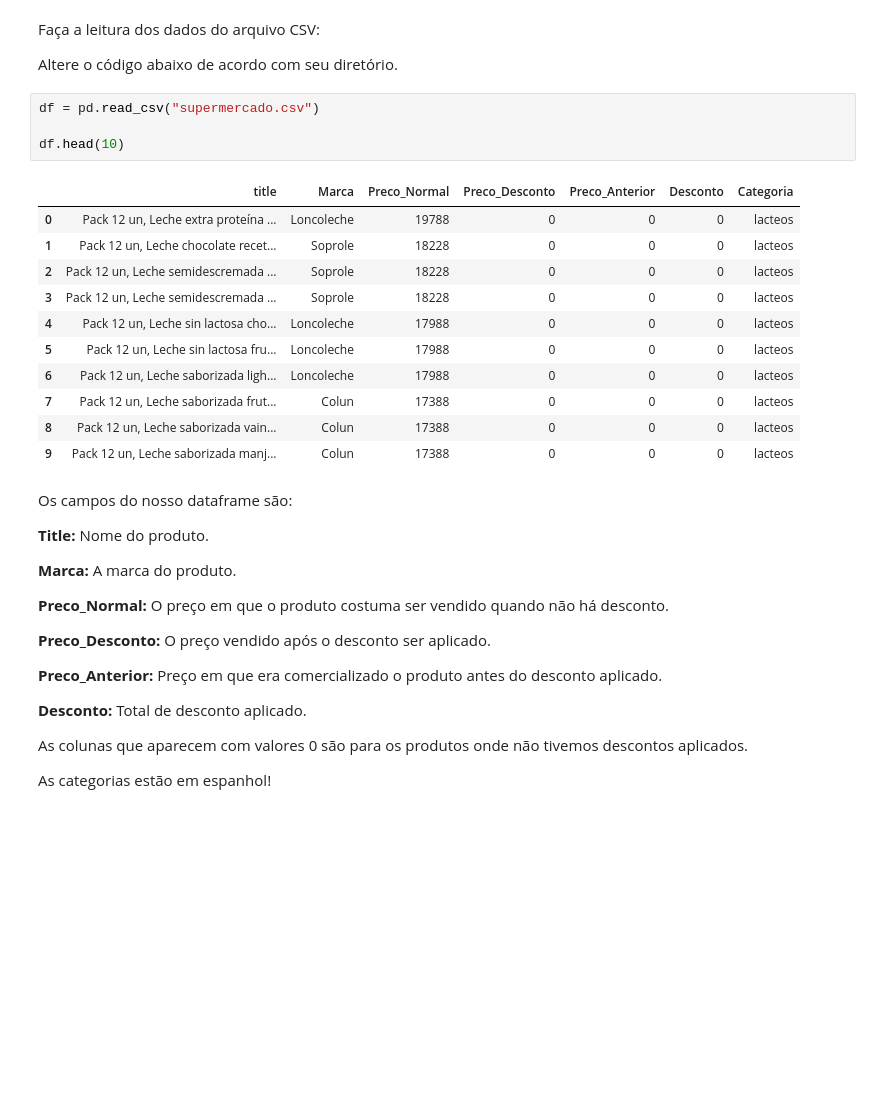
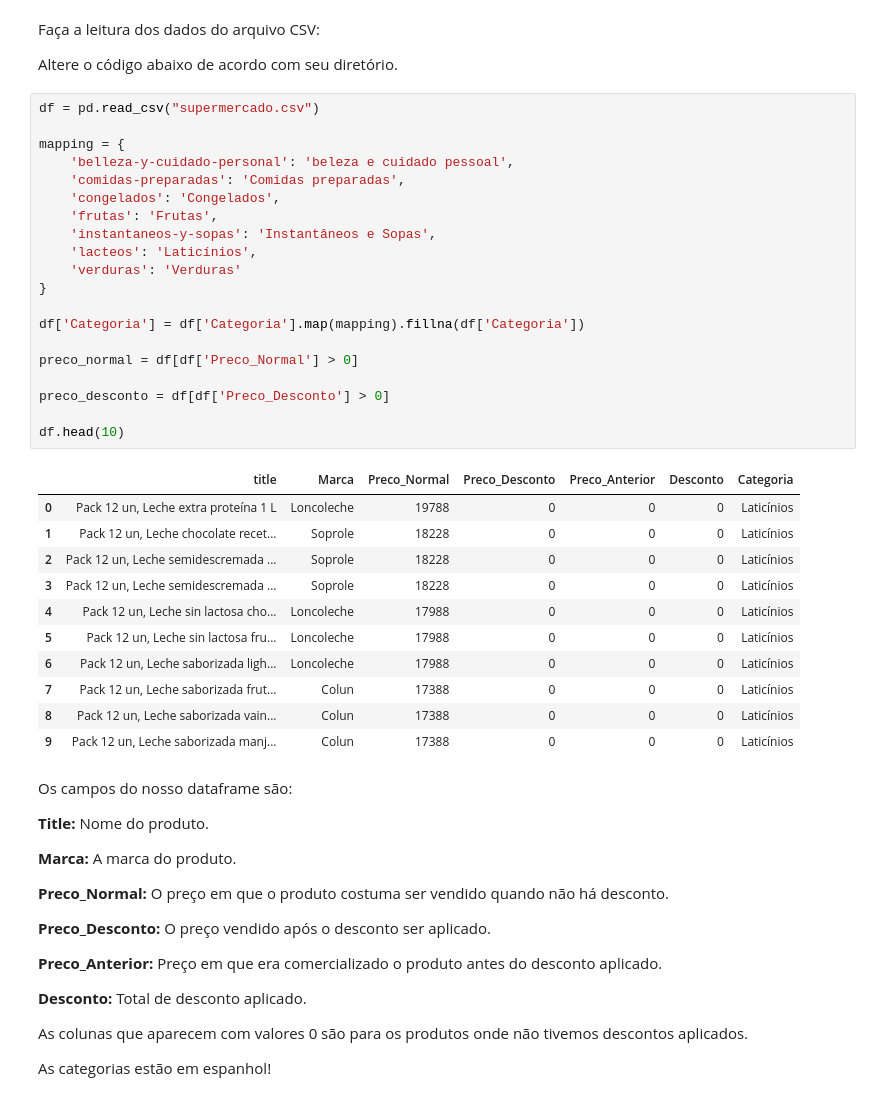
Before and after one commit to decknho/projeto-supermercado-EBAC, a Jupyter notebook: Profissao Cientista de Dados M13 Projeto.ipynb, the cells around one changed output. Saved outputs shown, nothing was run; the diff lists cells and outputs as text; blank space fills up the shorter version.

```diff
--- a/Profissao Cientista de Dados M13 Projeto.ipynb
+++ b/Profissao Cientista de Dados M13 Projeto.ipynb
@@ -13,22 +13,38 @@ Faça a leitura dos dados do arquivo CSV:
 
 
 Altere o código abaixo de acordo com seu diretório.
-# %%
-df = pd.read_csv("supermercado.csv")
-
-df.head(10)
-# %% [output]
-|  | title | Marca | Preco_Normal | Preco_Desconto | Preco_Anterior | Desconto | Categoria |
-| 0 | Pack 12 un, Leche extra proteína ... | Loncoleche | 19788 | 0 | 0 | 0 | lacteos |
-| 1 | Pack 12 un, Leche chocolate recet... | Soprole | 18228 | 0 | 0 | 0 | lacteos |
-| 2 | Pack 12 un, Leche semidescremada ... | Soprole | 18228 | 0 | 0 | 0 | lacteos |
-| 3 | Pack 12 un, Leche semidescremada ... | Soprole | 18228 | 0 | 0 | 0 | lacteos |
-| 4 | Pack 12 un, Leche sin lactosa cho... | Loncoleche | 17988 | 0 | 0 | 0 | lacteos |
-| 5 | Pack 12 un, Leche sin lactosa fru... | Loncoleche | 17988 | 0 | 0 | 0 | lacteos |
-| 6 | Pack 12 un, Leche saborizada ligh... | Loncoleche | 17988 | 0 | 0 | 0 | lacteos |
-| 7 | Pack 12 un, Leche saborizada frut... | Colun | 17388 | 0 | 0 | 0 | lacteos |
-| 8 | Pack 12 un, Leche saborizada vain... | Colun | 17388 | 0 | 0 | 0 | lacteos |
-| 9 | Pack 12 un, Leche saborizada manj... | Colun | 17388 | 0 | 0 | 0 | lacteos |
+# %%
+df = pd.read_csv("supermercado.csv")
+
+mapping = {
+    'belleza-y-cuidado-personal': 'beleza e cuidado pessoal',
+    'comidas-preparadas': 'Comidas preparadas',
+    'congelados': 'Congelados',
+    'frutas': 'Frutas',
+    'instantaneos-y-sopas': 'Instantâneos e Sopas',
+    'lacteos': 'Laticínios',
+    'verduras': 'Verduras'
+}
+
+df['Categoria'] = df['Categoria'].map(mapping).fillna(df['Categoria'])
+
+preco_normal = df[df['Preco_Normal'] > 0]
+
+preco_desconto = df[df['Preco_Desconto'] > 0]
+
+df.head(10)
+# %% [output]
+|  | title | Marca | Preco_Normal | Preco_Desconto | Preco_Anterior | Desconto | Categoria |
+| 0 | Pack 12 un, Leche extra proteína 1 L | Loncoleche | 19788 | 0 | 0 | 0 | Laticínios |
+| 1 | Pack 12 un, Leche chocolate recet... | Soprole | 18228 | 0 | 0 | 0 | Laticínios |
+| 2 | Pack 12 un, Leche semidescremada ... | Soprole | 18228 | 0 | 0 | 0 | Laticínios |
+| 3 | Pack 12 un, Leche semidescremada ... | Soprole | 18228 | 0 | 0 | 0 | Laticínios |
+| 4 | Pack 12 un, Leche sin lactosa cho... | Loncoleche | 17988 | 0 | 0 | 0 | Laticínios |
+| 5 | Pack 12 un, Leche sin lactosa fru... | Loncoleche | 17988 | 0 | 0 | 0 | Laticínios |
+| 6 | Pack 12 un, Leche saborizada ligh... | Loncoleche | 17988 | 0 | 0 | 0 | Laticínios |
+| 7 | Pack 12 un, Leche saborizada frut... | Colun | 17388 | 0 | 0 | 0 | Laticínios |
+| 8 | Pack 12 un, Leche saborizada vain... | Colun | 17388 | 0 | 0 | 0 | Laticínios |
+| 9 | Pack 12 un, Leche saborizada manj... | Colun | 17388 | 0 | 0 | 0 | Laticínios |
 # %% [markdown]
 Os campos do nosso dataframe são:
 
```
Also changed, not shown: parts of 15 cells of this notebook, 2 other files.
